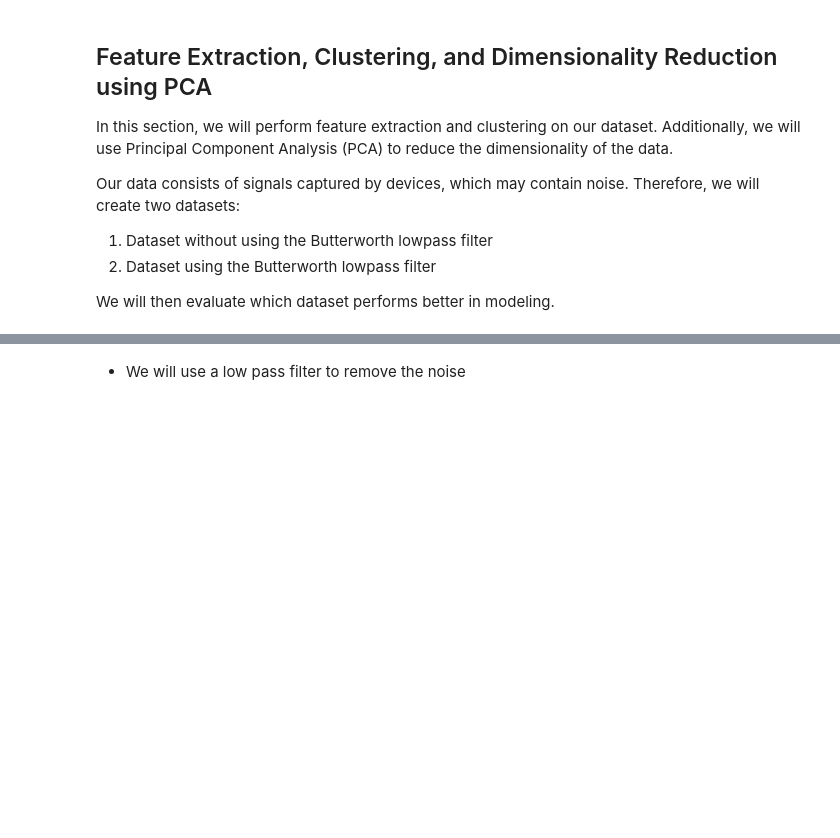
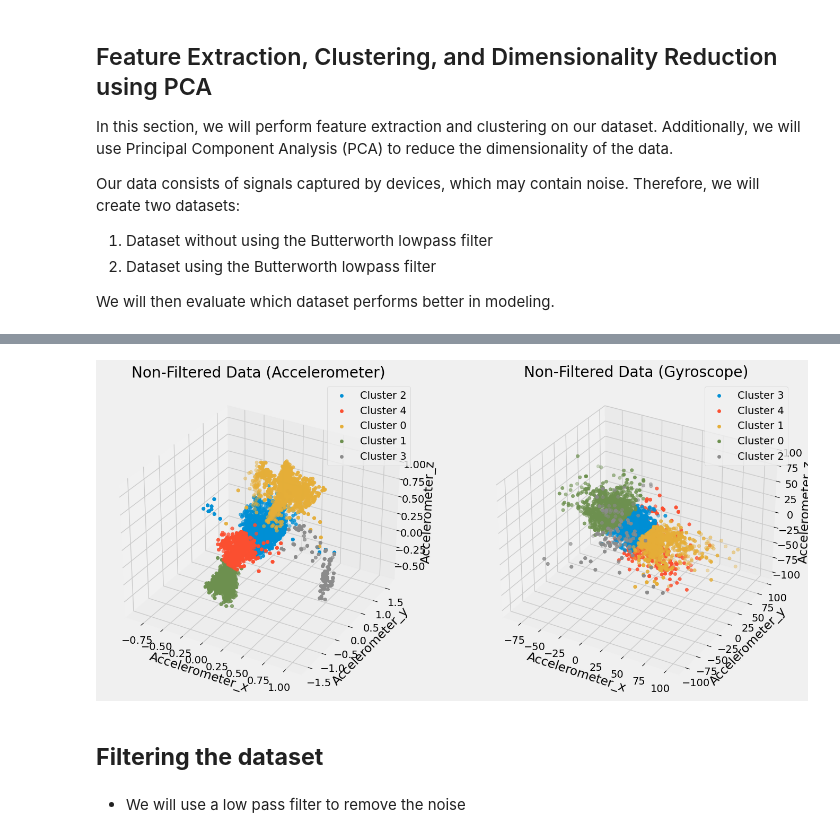
Before and after one commit to silvergjeka22/Fitness-Tracker, a Jupyter notebook: notebooks/feature(3).ipynb, the cells around one changed output, grey strips where cells are left out. Saved outputs shown, nothing was run; the diff lists cells and outputs as text; code cells hidden in the pictures; blank space fills up the shorter version.

```diff
--- a/notebooks/feature(3).ipynb
+++ b/notebooks/feature(3).ipynb
@@ -185,0 +24,6 @@ plt.show()
+# %%
+# load data
+df = pd.read_pickle('../processed_data/dataInterpolated.pkl')
+columns = list(df.columns[1:7])
+columns_acc = list(df.columns[1:4])
+columns_gyro = list(df.columns[4:7])
@@ -186,2 +129,31 @@ plt.show()
+# %%
+# plot the clusters for non-filtered data
+fig = plt.figure(figsize=(15, 15))
+ax = fig.add_subplot(121, projection='3d')
+for c in df_cluster_NoFilter["cluster_acc"].unique():
+    subset = df_cluster_NoFilter[df_cluster_NoFilter["cluster_acc"] == c]
+    ax.scatter(subset["Accelerometer_x"], subset["Accelerometer_y"], subset["Accelerometer_z"], label=f"Cluster {c}")
+ax.set_xlabel("Accelerometer_x")
+ax.set_ylabel("Accelerometer_y")
+ax.set_zlabel("Accelerometer_z")
+ax.set_title("Non-Filtered Data (Accelerometer)")
+plt.legend()
+
+# plot the clusters for filtered data
+ax = fig.add_subplot(122, projection='3d')
+for c in df_cluster_NoFilter["cluster_gyro"].unique():
+    subset = df_cluster_NoFilter[df_cluster_NoFilter["cluster_gyro"] == c]
+    ax.scatter(subset["Gyroscope_x"], subset["Gyroscope_y"], subset["Gyroscope_z"], label=f"Cluster {c}")
+ax.set_xlabel("Accelerometer_x")
+ax.set_ylabel("Accelerometer_y")
+ax.set_zlabel("Accelerometer_z")
+ax.set_title("Non-Filtered Data (Gyroscope)")
+plt.legend()
+
+plt.show()
+# %% [output]
+[figure, added]
+# %% [markdown]
+## **Filtering the dataset**
 # %% [markdown]
 - We will use a low pass filter to remove the noise
```
Also changed, not shown: parts of 74 cells of this notebook.
